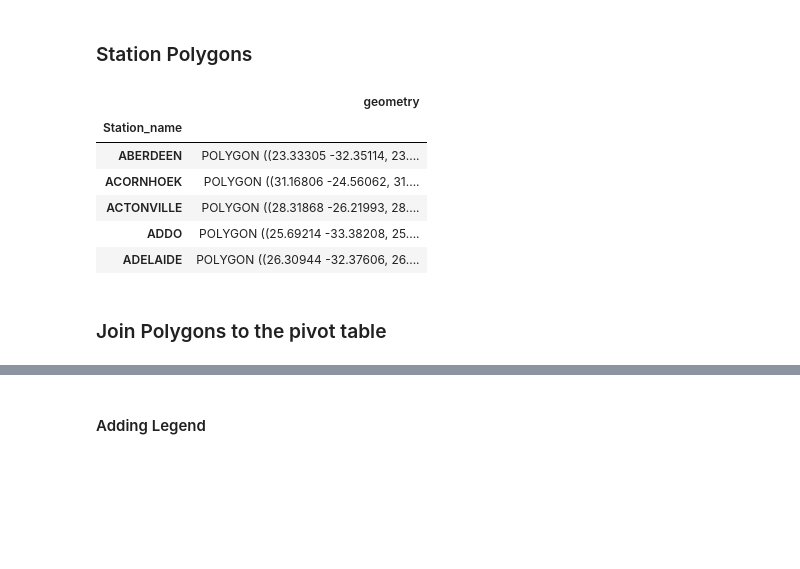
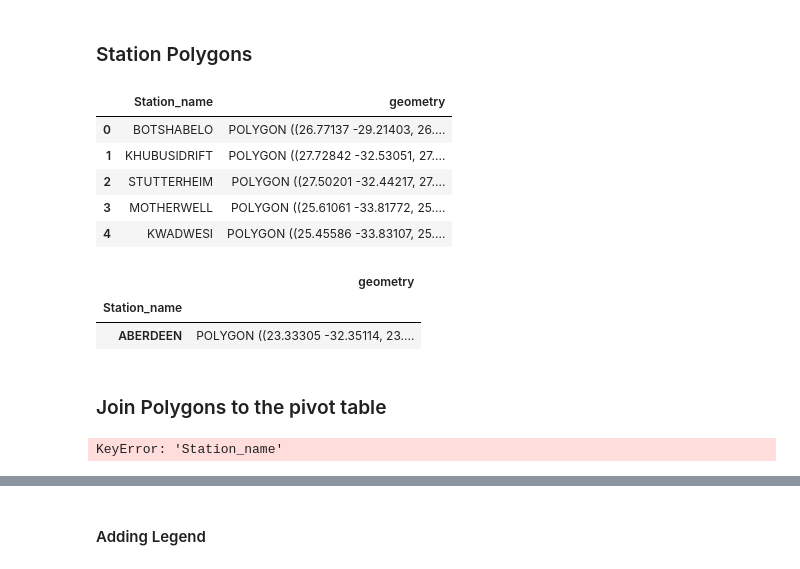
Before and after one commit to monitor-crime-talent-org/monitor-crime-and-talent, a Jupyter notebook: notebook/explore_the_data.ipynb, the cells around one changed output, grey strips where cells are left out. Drawn from its saved outputs; the diff is of its cells as text; code cells hidden in the pictures; blank space fills up the shorter version.

```diff
--- a/notebook/explore_the_data.ipynb
+++ b/notebook/explore_the_data.ipynb
@@ -320,18 +317,36 @@ pivot.head()
 # %% [markdown]
 ### Station Polygons
 # %%
-geom = grouped.drop_duplicates('Station_name')[['Station_name', 'geometry']].set_index('Station_name')
+station_data = station_data.rename(columns={"COMPNT_NM": "Station_name"})
+geom = station_data[['Station_name', 'geometry']] #.set_index('Station_name')
 geom.head()
 # %% [output]
-|  | geometry |
-| Station_name |  |
-| ABERDEEN | POLYGON ((23.33305 -32.35114, 23.... |
-| ACORNHOEK | POLYGON ((31.16806 -24.56062, 31.... |
-| ACTONVILLE | POLYGON ((28.31868 -26.21993, 28.... |
-| ADDO | POLYGON ((25.69214 -33.38208, 25.... |
-| ADELAIDE | POLYGON ((26.30944 -32.37606, 26.... |
+|  | Station_name | geometry |
+| 0 | BOTSHABELO | POLYGON ((26.77137 -29.21403, 26.... |
+| 1 | KHUBUSIDRIFT | POLYGON ((27.72842 -32.53051, 27.... |
+| 2 | STUTTERHEIM | POLYGON ((27.50201 -32.44217, 27.... |
+| 3 | MOTHERWELL | POLYGON ((25.61061 -33.81772, 25.... |
+| 4 | KWADWESI | POLYGON ((25.45586 -33.83107, 25.... |
+# %%
+filtered = geom[geom.index == "ABERDEEN"]
+filtered.head()
+# %% [output]
+|  | geometry |
+| Station_name |  |
+| ABERDEEN | POLYGON ((23.33305 -32.35114, 23.... |
 # %% [markdown]
 ### Join Polygons to the pivot table
+# %%
+gdf = pd.merge(
+    crime_data,
+    geom,
+    on="Station_name",
+    how="left"
+)
+gdf = gpd.GeoDataFrame(gdf, geometry='geometry')
+gdf.crs = 'EPSG:4326'
+# %% [output]
+KeyError: 'Station_name'
 # %%
 gdf = pivot.join(geom).reset_index()
 gdf = gpd.GeoDataFrame(gdf, geometry='geometry')
```
Also changed, not shown: parts of 21 cells of this notebook, 2 other files.
